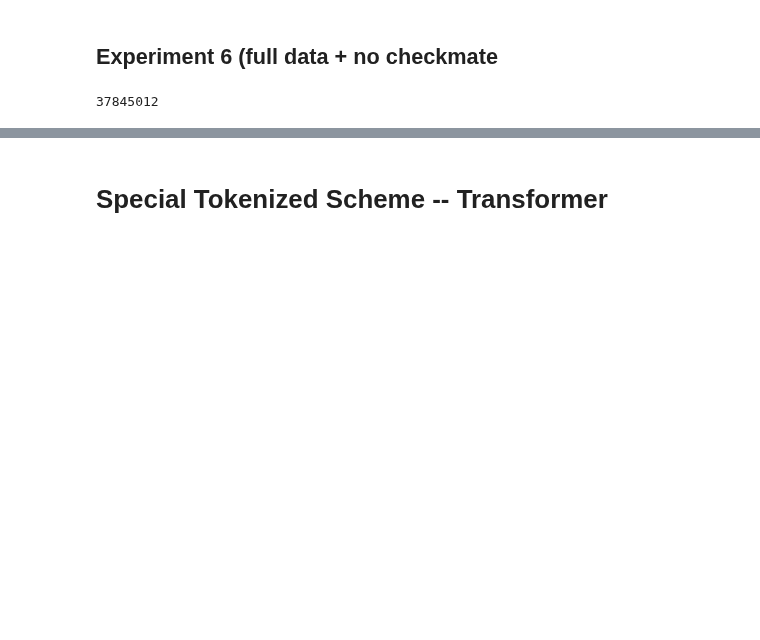
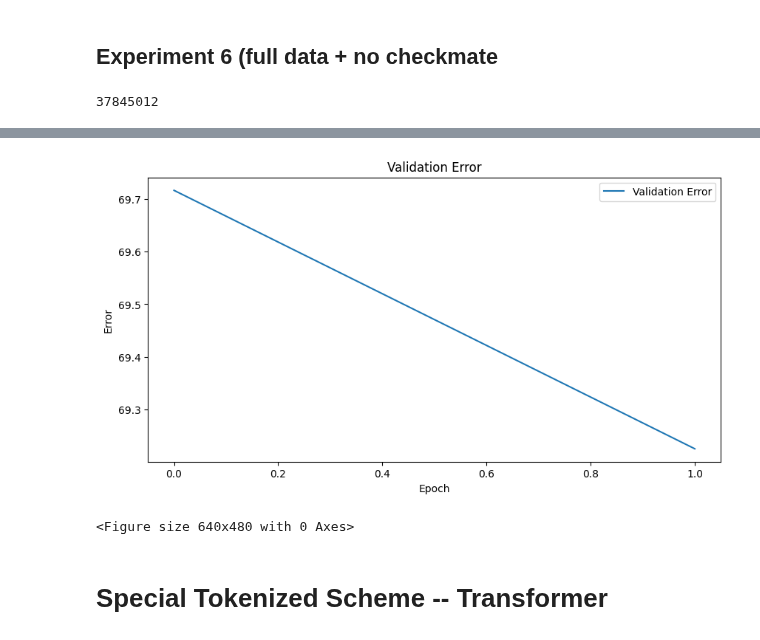
Before and after one commit to tonyjongyoonan/enpoisson, a Jupyter notebook: research/notebooks/explore_transformer.ipynb, the cells around one changed output, grey strips where cells are left out. Cells and saved outputs as stored; diff of their text form; code cells hidden in the pictures; blank space fills up the shorter version.

```diff
--- a/research/notebooks/explore_transformer.ipynb
+++ b/research/notebooks/explore_transformer.ipynb
@@ -943,8 +943,8 @@ model = ChessTransformer(vocab, d_model, nhead, num_layers = num_layers)
 model = model.to(device)
 # This ignores loss on pad tokens from the label's perspective
 criterion = nn.CrossEntropyLoss(ignore_index=vocab.get_id('<PAD>'))  # Assuming you have a PAD token
-lr = 1e-4
-weight_decay=1e-7
+lr = 1e-5
+weight_decay=1e-8
 learn_decay = 0.8 # This causes the LR to be 2e-5 by epoch 10
 optimizer = optim.Adam(model.parameters(), lr=lr, weight_decay=weight_decay)
 
@@ -955,7 +955,7 @@ print(count_parameters(model))
 37845012
 # %%
 # Train the model
-train_error,train_loss_values, val_error, val_loss_value = train_decoder(device, model, train_loader, val_loader, criterion, optimizer, 5, learn_decay)
+train_error,train_loss_values, val_error, val_loss_value = train_decoder(device, model, train_loader, val_loader, criterion, optimizer, 2, learn_decay)
 
 # Plot the training error
 plt.figure(figsize=(10, 5))
@@ -987,3 +987,5 @@ Epoch 3, Batch: 19000| Training Loss: 0.2530273871147319 | Training Accuracy: 0.
+[figure, added]
+<Figure size 640x480 with 0 Axes>
 # %%
 torch.save(model.state_dict(), 'model_images/seq-transformer-exp-6.pth')
 # %% [markdown]
```
Also changed, not shown: parts of 1 cell of this notebook, 2 other files.
